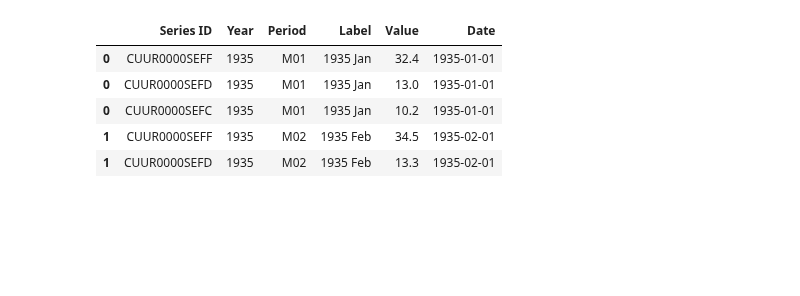
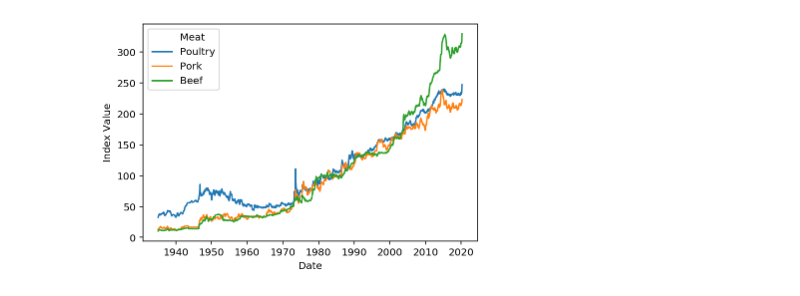
Before and after one commit to ayoskovich/chickens_trust, a Jupyter notebook: price_check.ipynb, the cells around one changed output. Cells and saved outputs as stored; diff of their text form; code cells hidden in the pictures; blank space fills up the shorter version.

```diff
--- a/price_check.ipynb
+++ b/price_check.ipynb
@@ -66,18 +15,30 @@ plt.title("Historic Prices of Different Meats");
-# %%
-import seaborn as sns
-FILES = ['data/file-2.csv', 'data/file-3.csv', 'data/file-4.csv']
-stacked = pd.concat(
-    [pd.read_csv(x) for x in FILES]
-)
-
-stacked['Date'] = pd.to_datetime(stacked['Label'])
-stacked.sort_values(by=['Date'], inplace=True)
-stacked.head()
-# %% [output]
-|  | Series ID | Year | Period | Label | Value | Date |
-| 0 | CUUR0000SEFF | 1935 | M01 | 1935 Jan | 32.4 | 1935-01-01 |
-| 0 | CUUR0000SEFD | 1935 | M01 | 1935 Jan | 13.0 | 1935-01-01 |
-| 0 | CUUR0000SEFC | 1935 | M01 | 1935 Jan | 10.2 | 1935-01-01 |
-| 1 | CUUR0000SEFF | 1935 | M02 | 1935 Feb | 34.5 | 1935-02-01 |
-| 1 | CUUR0000SEFD | 1935 | M02 | 1935 Feb | 13.3 | 1935-02-01 |
+# %%
+import pandas as pd
+import numpy as np
+import matplotlib.pyplot as plt
+import seaborn as sns
+from datetime import date
+from IPython.core.display import HTML
+
+from pandas.plotting import register_matplotlib_converters
+register_matplotlib_converters()
+
+# https://github.com/jupyter/notebook/issues/3670
+%matplotlib inline
+%config InlineBackend.figure_format = 'retina'
+%run ./helpers.ipynb
+
+cpi = (
+    pd.read_csv('data/CPIAUCSL.csv')
+    .assign(Date = lambda x: pd.to_datetime(x['DATE']))
+    .rename(columns={'CPIAUCSL':'cpi'})
+    [['Date', 'cpi']]
+)
+
+stacked = get_prices()
+
+sns.lineplot(x='Date', y='Value', hue='Meat', data=stacked);
+plt.ylabel('Index Value');
+# %% [output]
+[figure, added]
 # %%
```
Also changed, not shown: parts of 10 cells of this notebook, 6 other files.
